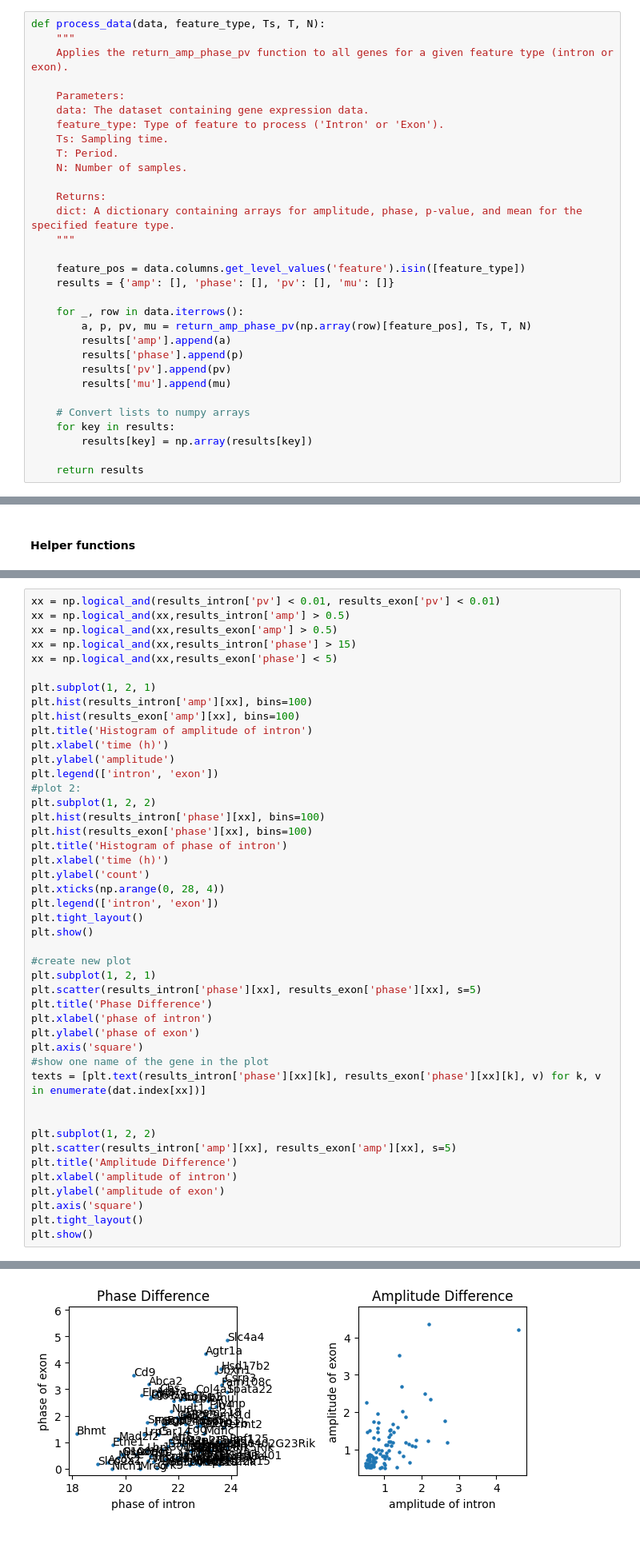
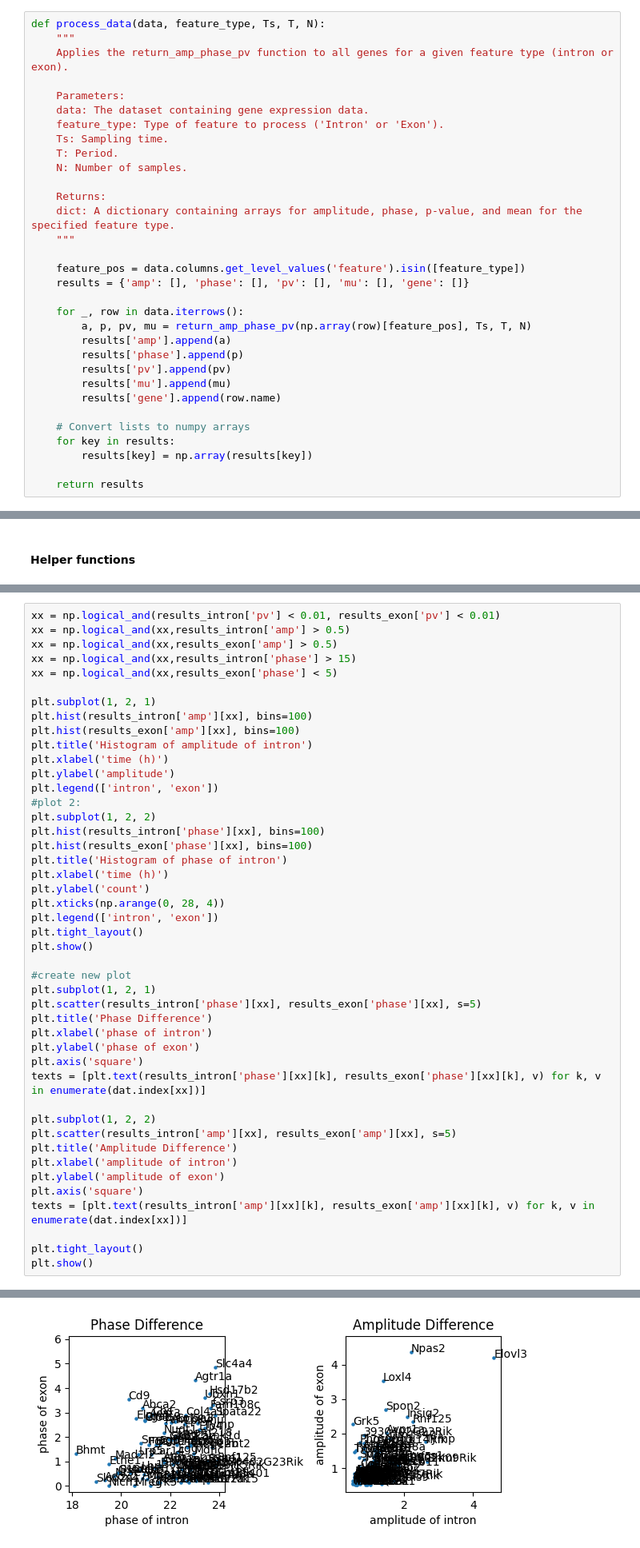
Before and after one commit to morri4shao/Genome-to-Function-class-project3, a Jupyter notebook: Exercise_Week11_12_B_final_FN.ipynb, the cells around one changed output, grey strips where cells are left out. Shown: that part at 80% size. Cells and saved outputs as stored; diff of their text form.

Commit message:
added plots for Exercise2

```diff
--- a/Exercise_Week11_12_B_final_FN.ipynb
+++ b/Exercise_Week11_12_B_final_FN.ipynb
@@ -513,7 +519,7 @@ def process_data(data, feature_type, Ts, T, N):
     """
 
     feature_pos = data.columns.get_level_values('feature').isin([feature_type])
-    results = {'amp': [], 'phase': [], 'pv': [], 'mu': []}
+    results = {'amp': [], 'phase': [], 'pv': [], 'mu': [], 'gene': []}
 
     for _, row in data.iterrows():
         a, p, pv, mu = return_amp_phase_pv(np.array(row)[feature_pos], Ts, T, N)
@@ -521,6 +527,7 @@ def process_data(data, feature_type, Ts, T, N):
         results['phase'].append(p)
         results['pv'].append(pv)
         results['mu'].append(mu)
+        results['gene'].append(row.name)
 
     # Convert lists to numpy arrays
     for key in results:
@@ -727,33 +635,33 @@ plt.legend(['intron', 'exon'])
 plt.subplot(1, 2, 2)
 plt.hist(results_intron['phase'][xx], bins=100)
 plt.hist(results_exon['phase'][xx], bins=100)
 plt.title('Histogram of phase of intron')
 plt.xlabel('time (h)')
 plt.ylabel('count')
 plt.xticks(np.arange(0, 28, 4))
 plt.legend(['intron', 'exon'])
 plt.tight_layout()
 plt.show()
 
 #create new plot
 plt.subplot(1, 2, 1)
 plt.scatter(results_intron['phase'][xx], results_exon['phase'][xx], s=5)
 plt.title('Phase Difference')
 plt.xlabel('phase of intron')
 plt.ylabel('phase of exon')
 plt.axis('square')
-#show one name of the gene in the plot
 texts = [plt.text(results_intron['phase'][xx][k], results_exon['phase'][xx][k], v) for k, v in enumerate(dat.index[xx])]
-
 
 plt.subplot(1, 2, 2)
 plt.scatter(results_intron['amp'][xx], results_exon['amp'][xx], s=5)
 plt.title('Amplitude Difference')
 plt.xlabel('amplitude of intron')
 plt.ylabel('amplitude of exon')
 plt.axis('square')
+texts = [plt.text(results_intron['amp'][xx][k], results_exon['amp'][xx][k], v) for k, v in enumerate(dat.index[xx])]
+
 plt.tight_layout()
 plt.show()
 # %% [output]
 [figure]
-[figure, old version]
+[figure, new version]
```
Also changed, not shown: parts of 10 cells of this notebook.
